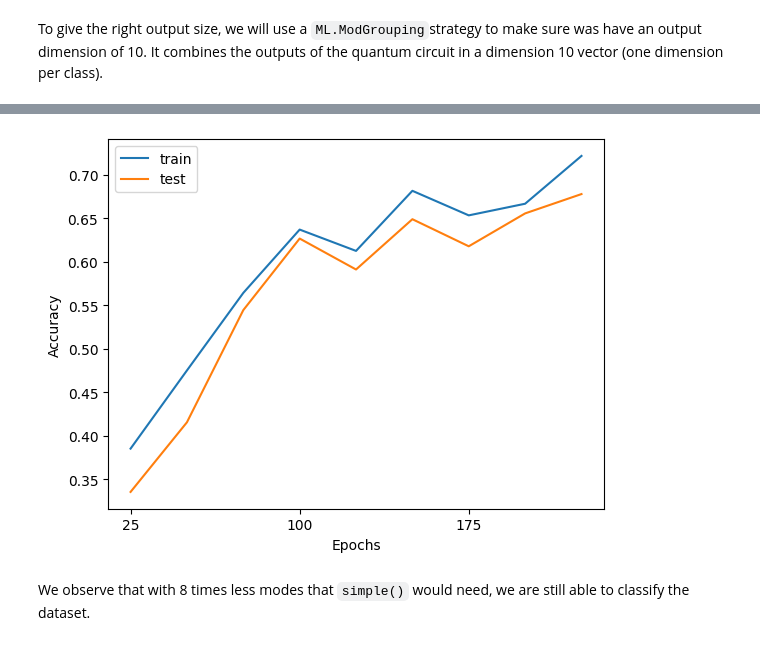
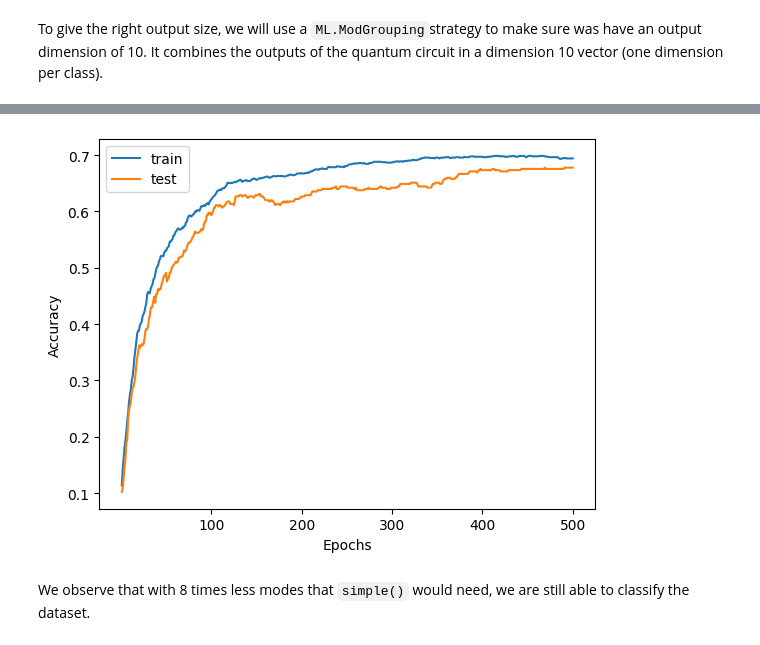
Before and after one commit to mosh3eb/merlin, a Jupyter notebook: docs/source/notebooks/FromSimpleToBuilder.ipynb, the cells around one changed output, grey strips where cells are left out. Cells and saved outputs as stored; diff of their text form; code cells hidden in the pictures.

```diff
--- a/docs/source/notebooks/FromSimpleToBuilder.ipynb
+++ b/docs/source/notebooks/FromSimpleToBuilder.ipynb
@@ -333,6 +353,12 @@ X_test = (X_test - mean) / std
 
 print(f"Train size: {X_train.shape[0]} samples")
 print(f"Test size: {X_test.shape[0]} samples")
+
+# Plot the first 5 digits
+for i in range(5):
+    plt.imshow(digits.images[i], cmap="gray")
+    plt.axis("off")
+    plt.show()
 # %% [output]
 Train size: 1347 samples
 Test size: 450 samples
@@ -376,26 +415,23 @@ def run_experiment(layer: torch.nn.Module, epochs: int = 60, lr: float = 0.05):
 To give the right output size, we will use a ``ML.ModGrouping``strategy to make sure was have an output dimension of 10. It combines the outputs of the quantum circuit in a dimension 10 vector (one dimension per class).
 # %%
 # Running the experiment
-test_accs, train_accs = [], []
-epochs = [25 * i for i in range(1, 10)]
-for epoch in epochs:
-    qcirc = ML.QuantumLayer(builder=deepcopy(circuit), n_photons=1)
-    quantum_classifier = nn.Sequential(qcirc, ML.ModGrouping(qcirc.output_size, 10))
+epochs=500
 
-    losses, train_acc, test_acc = run_experiment(
-        quantum_classifier, epochs=epoch, lr=0.01
-    )
-    test_accs.append(test_acc)
-    train_accs.append(train_acc)
+qcirc = ML.QuantumLayer(builder=deepcopy(circuit), n_photons=1)
+quantum_classifier = nn.Sequential(qcirc, ML.ModGrouping(qcirc.output_size, 10))
+
+losses, train_acc, test_acc = run_experiment(
+    quantum_classifier, epochs=epochs, lr=0.01
+)
 
 # Plotting function
-plt.plot(epochs, train_accs, label="train")
-plt.plot(epochs, test_accs, label="test")
-ticks = epochs
+plt.plot([i for i in range(1,epochs+1)], train_acc, label="train")
+plt.plot([i for i in range(1,epochs+1)], test_acc, label="test")
+ticks = [i for i in range(1,epochs+1)]
 indexes_to_pop = []
 index = 0
-for i in range(len(epochs)):
-    if i % 3 > 0:
+for i in range(1,epochs+1):
+    if i % 100 > 0:
         ticks.pop(index)
     else:
         index += 1
@@ -409,4 +462,4 @@ plt.show()
-[figure, old version]
+[figure, new version]
 # %% [markdown]
 We observe that with 8 times less modes that ``simple()`` would need, we are still able to classify the dataset.
 # %% [markdown]
```
Also changed, not shown: parts of 5 cells of this notebook.
